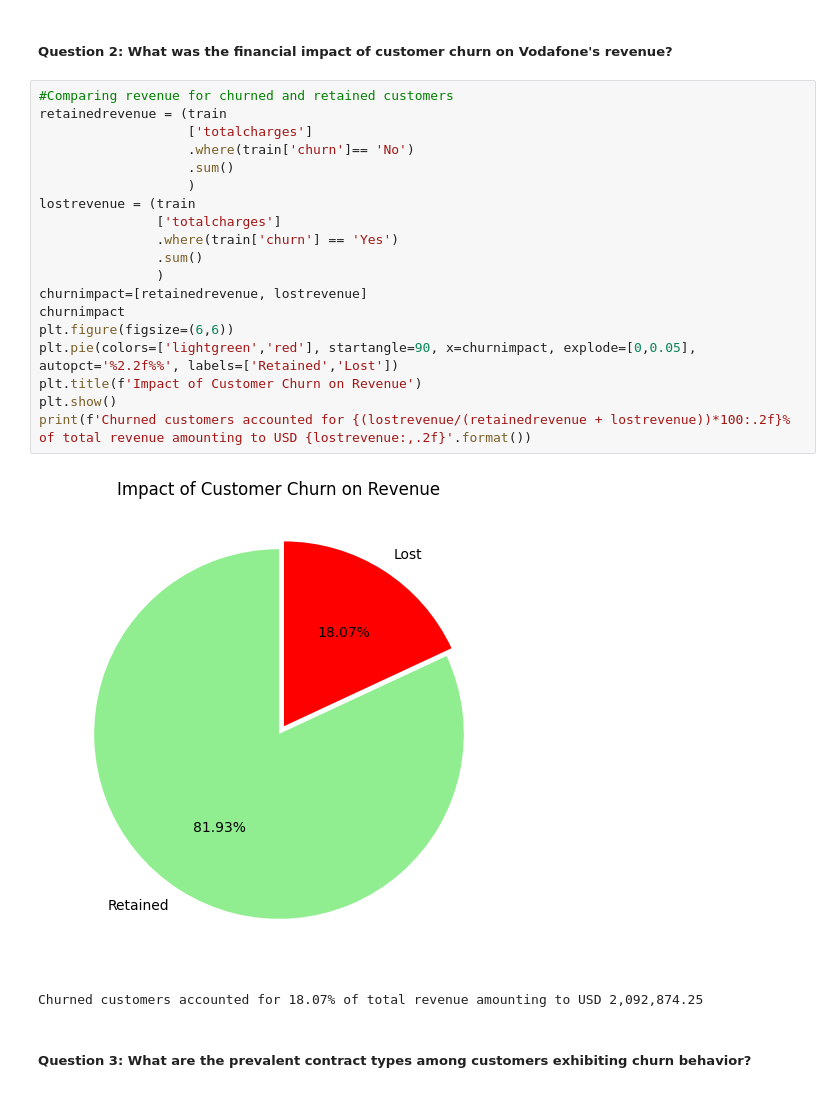
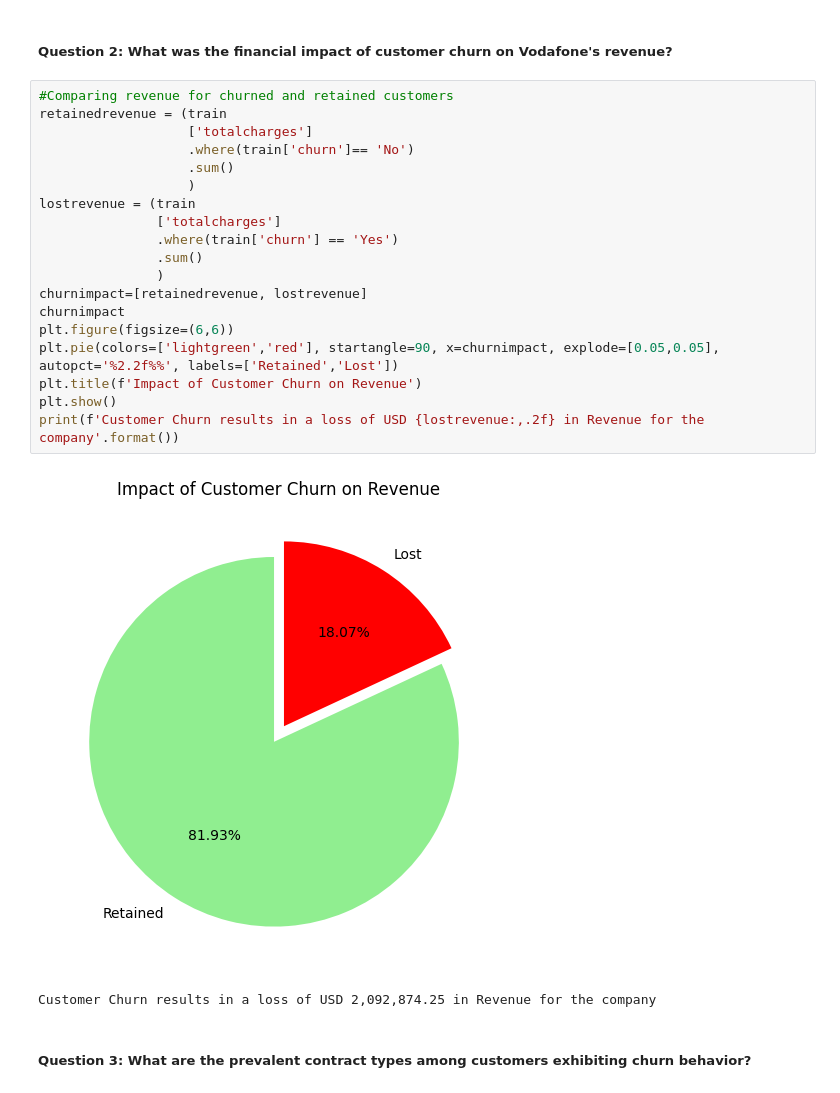
Before and after one commit to Rama-Mwenda/Customer_Churn, a Jupyter notebook: Notebooks/Customer_Churn.ipynb, the cells around one changed output. Saved outputs shown, nothing was run; the diff lists cells and outputs as text.

```diff
--- a/Notebooks/Customer_Churn.ipynb
+++ b/Notebooks/Customer_Churn.ipynb
@@ -778,25 +778,25 @@ plt.show()
 # %%
 #Comparing revenue for churned and retained customers
 retainedrevenue = (train
                    ['totalcharges']
                    .where(train['churn']== 'No')
                    .sum()
                    )
 lostrevenue = (train
                ['totalcharges']
                .where(train['churn'] == 'Yes')
                .sum()
                )
 churnimpact=[retainedrevenue, lostrevenue]
 churnimpact
 plt.figure(figsize=(6,6))
-plt.pie(colors=['lightgreen','red'], startangle=90, x=churnimpact, explode=[0,0.05], autopct='%2.2f%%', labels=['Retained','Lost'])
+plt.pie(colors=['lightgreen','red'], startangle=90, x=churnimpact, explode=[0.05,0.05], autopct='%2.2f%%', labels=['Retained','Lost'])
 plt.title(f'Impact of Customer Churn on Revenue')
 plt.show()
-print(f'Churned customers accounted for {(lostrevenue/(retainedrevenue + lostrevenue))*100:.2f}% of total revenue amounting to USD {lostrevenue:,.2f}'.format())
+print(f'Customer Churn results in a loss of USD {lostrevenue:,.2f} in Revenue for the company'.format())
 # %% [output]
-[figure, old version]
+[figure, new version]
-Churned customers accounted for 18.07% of total revenue amounting to USD 2,092,874.25
+Customer Churn results in a loss of USD 2,092,874.25 in Revenue for the company
 # %% [markdown]
 ##### **Question 3:** What are the prevalent contract types among customers exhibiting churn behavior?
 # %%
```
Also changed, not shown: parts of 13 cells of this notebook, 1 other file.
